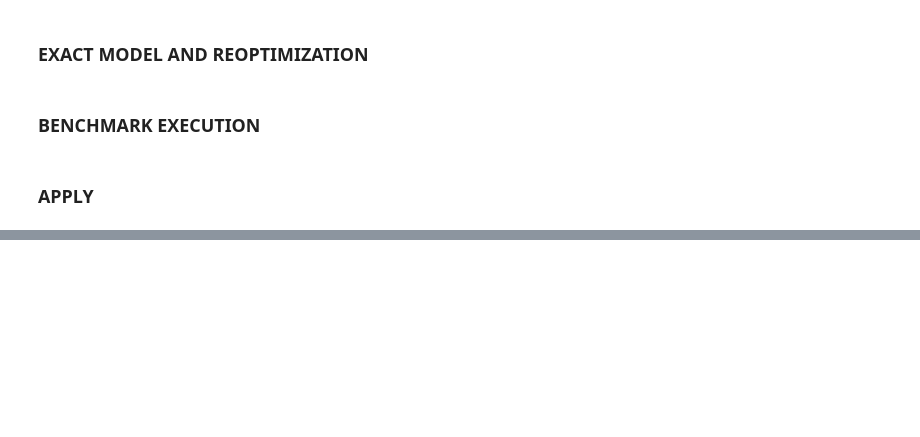
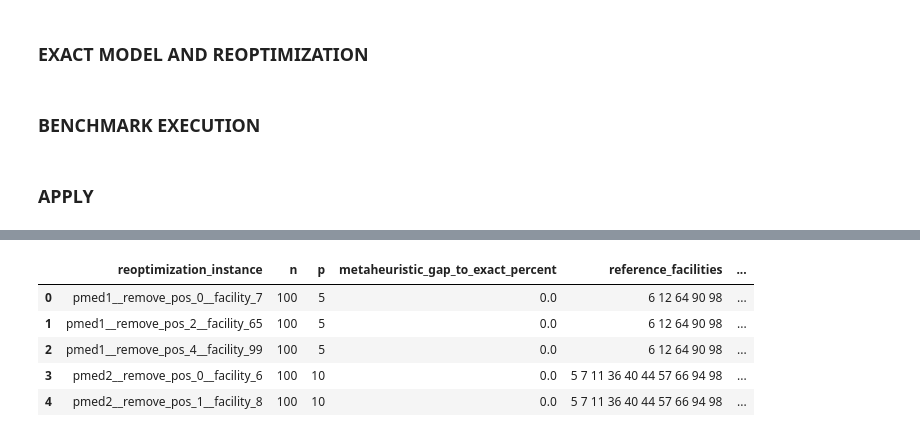
Before and after one commit to filipemedeiross/xopt, a Jupyter notebook: notebooks/experiments_sbpo/5.1 Facility Removal Reoptimization - Connected Max-k-Cut.ipynb, the cells around one changed output, grey strips where cells are left out. Cells and saved outputs as stored; diff of their text form; code cells hidden in the pictures; blank space fills up the shorter version.

```diff
--- a/notebooks/experiments_sbpo/5.1 Facility Removal Reoptimization - Connected Max-k-Cut.ipynb
+++ b/notebooks/experiments_sbpo/5.1 Facility Removal Reoptimization - Connected Max-k-Cut.ipynb
@@ -1605,31 +1834,47 @@ print("Máximo :", column.max   ())
 # %%
 display(wide_summary_df[[
     "reoptimization_instance",
     "n",
     "p",
 
     "metaheuristic_gap_to_exact_percent",
     "reference_facilities"              ,
     "removed_facility_zero_based"       ,
 
     "baseline_all_facilities__gap_to_all_facilities_baseline_percent"      ,
     "max_k_cut_original__gap_to_all_facilities_baseline_percent"           ,
     "max_k_cut_mst_trajectory__gap_to_all_facilities_baseline_percent"     ,
-    "max_k_cut_pairwise_trajectory__gap_to_all_facilities_baseline_percent",
-    "max_k_cut_mst_range_guard__gap_to_all_facilities_baseline_percent"    ,
+    "max_k_cut_pairwise_trajectory__gap_to_all_facilities_baseline_percent"  ,
+    "max_k_cut_mst_range_guard__gap_to_all_facilities_baseline_percent"      ,
+    "max_k_cut_pairwise_range_guard__gap_to_all_facilities_baseline_percent" ,
+    "random_original_pool_size__gap_to_all_facilities_baseline_percent"      ,
+    "nearest_original_pool_size__gap_to_all_facilities_baseline_percent"     ,
 
     "baseline_all_facilities__candidate_facility_fraction"      ,
     "max_k_cut_original__candidate_facility_fraction"           ,
     "max_k_cut_mst_trajectory__candidate_facility_fraction"     ,
-    "max_k_cut_pairwise_trajectory__candidate_facility_fraction",
-    "max_k_cut_mst_range_guard__candidate_facility_fraction"    ,
+    "max_k_cut_pairwise_trajectory__candidate_facility_fraction"  ,
+    "max_k_cut_mst_range_guard__candidate_facility_fraction"      ,
+    "max_k_cut_pairwise_range_guard__candidate_facility_fraction" ,
+    "random_original_pool_size__candidate_facility_fraction"      ,
+    "nearest_original_pool_size__candidate_facility_fraction"     ,
 
     "baseline_all_facilities__total_variant_seconds"      ,
     "max_k_cut_original__total_variant_seconds"           ,
     "max_k_cut_mst_trajectory__total_variant_seconds"     ,
-    "max_k_cut_pairwise_trajectory__total_variant_seconds",
-    "max_k_cut_mst_range_guard__total_variant_seconds"    ,
+    "max_k_cut_pairwise_trajectory__total_variant_seconds"  ,
+    "max_k_cut_mst_range_guard__total_variant_seconds"      ,
+    "max_k_cut_pairwise_range_guard__total_variant_seconds" ,
+    "random_original_pool_size__total_variant_seconds"      ,
+    "nearest_original_pool_size__total_variant_seconds"     ,
 ]].head().round(4))
+# %% [output]
+|  | reoptimization_instance | n | p | metaheuristic_gap_to_exact_percent | reference_facilities | ... |
+| 0 | pmed1__remove_pos_0__facility_7 | 100 | 5 | 0.0 | 6 12 64 90 98 | ... |
+| 1 | pmed1__remove_pos_2__facility_65 | 100 | 5 | 0.0 | 6 12 64 90 98 | ... |
+| 2 | pmed1__remove_pos_4__facility_99 | 100 | 5 | 0.0 | 6 12 64 90 98 | ... |
+| 3 | pmed2__remove_pos_0__facility_6 | 100 | 10 | 0.0 | 5 7 11 36 40 44 57 66 94 98 | ... |
+| 4 | pmed2__remove_pos_1__facility_8 | 100 | 10 | 0.0 | 5 7 11 36 40 44 57 66 94 98 | ... |
 # %%
 display(variant_aggregate_df[[
     "variant",
```
Also changed, not shown: parts of 15 cells of this notebook, 4 other files.
